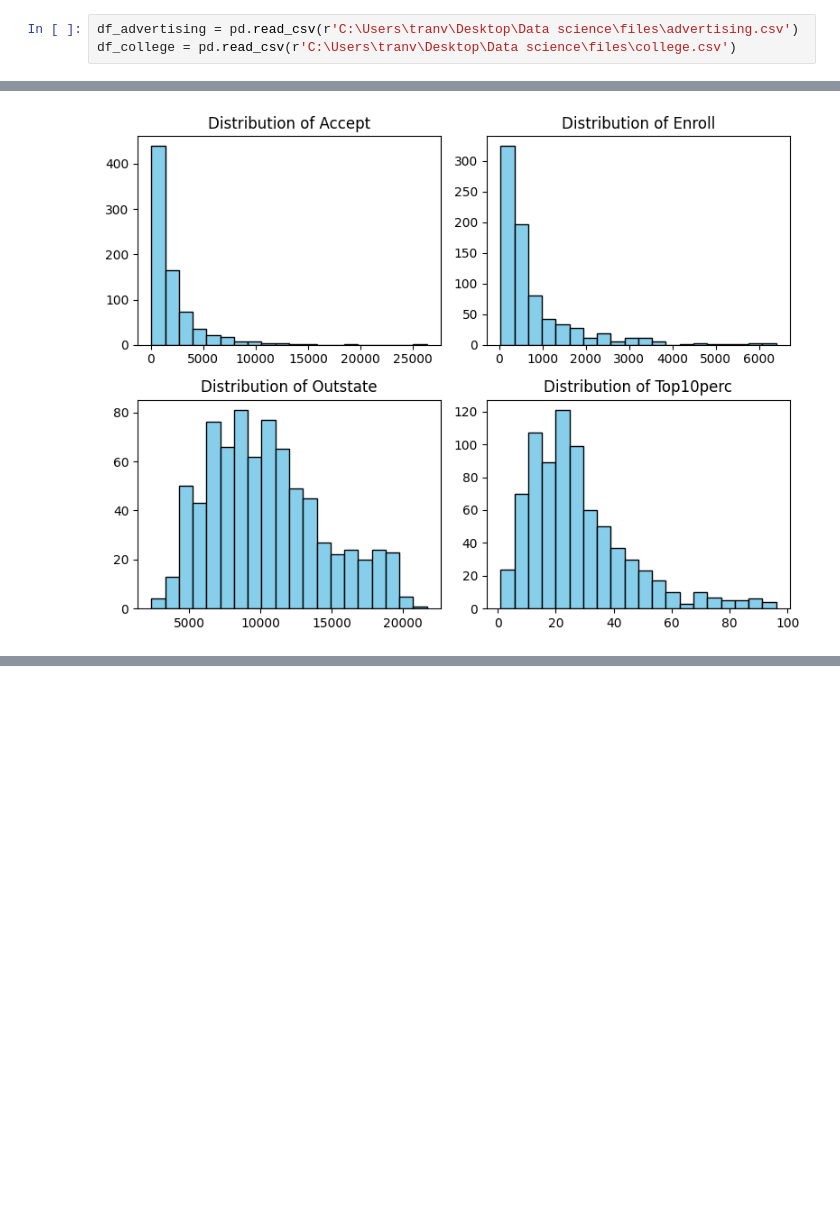
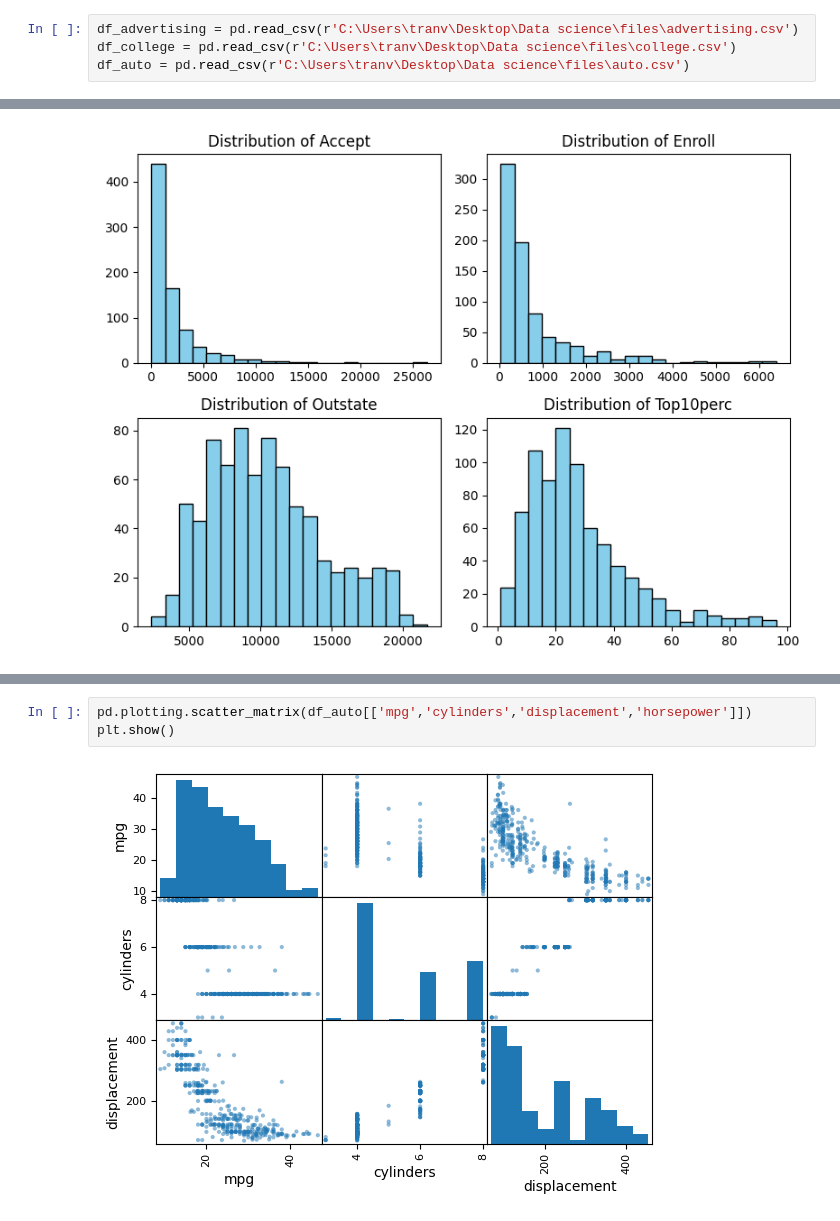
Before and after one commit to Watronix/test, a Jupyter notebook: coding.ipynb, the cells around one changed output, grey strips where cells are left out. Drawn from its saved outputs; the diff is of its cells as text; blank space fills up the shorter version.

```diff
--- a/coding.ipynb
+++ b/coding.ipynb
@@ -20,6 +20,7 @@ import seaborn as sns
 # %%
 df_advertising = pd.read_csv(r'C:\Users\tranv\Desktop\Data science\files\advertising.csv')
 df_college = pd.read_csv(r'C:\Users\tranv\Desktop\Data science\files\college.csv')
+df_auto = pd.read_csv(r'C:\Users\tranv\Desktop\Data science\files\auto.csv')
 # %% [markdown]
 ## 2.4. Excercise
 # %% [markdown]
@@ -238,0 +247,5 @@ plt.show()
+# %%
+pd.plotting.scatter_matrix(df_auto[['mpg','cylinders','displacement','horsepower']])
+plt.show()
+# %% [output]
+[figure, added]
```
Also changed, not shown: parts of 7 cells of this notebook.
